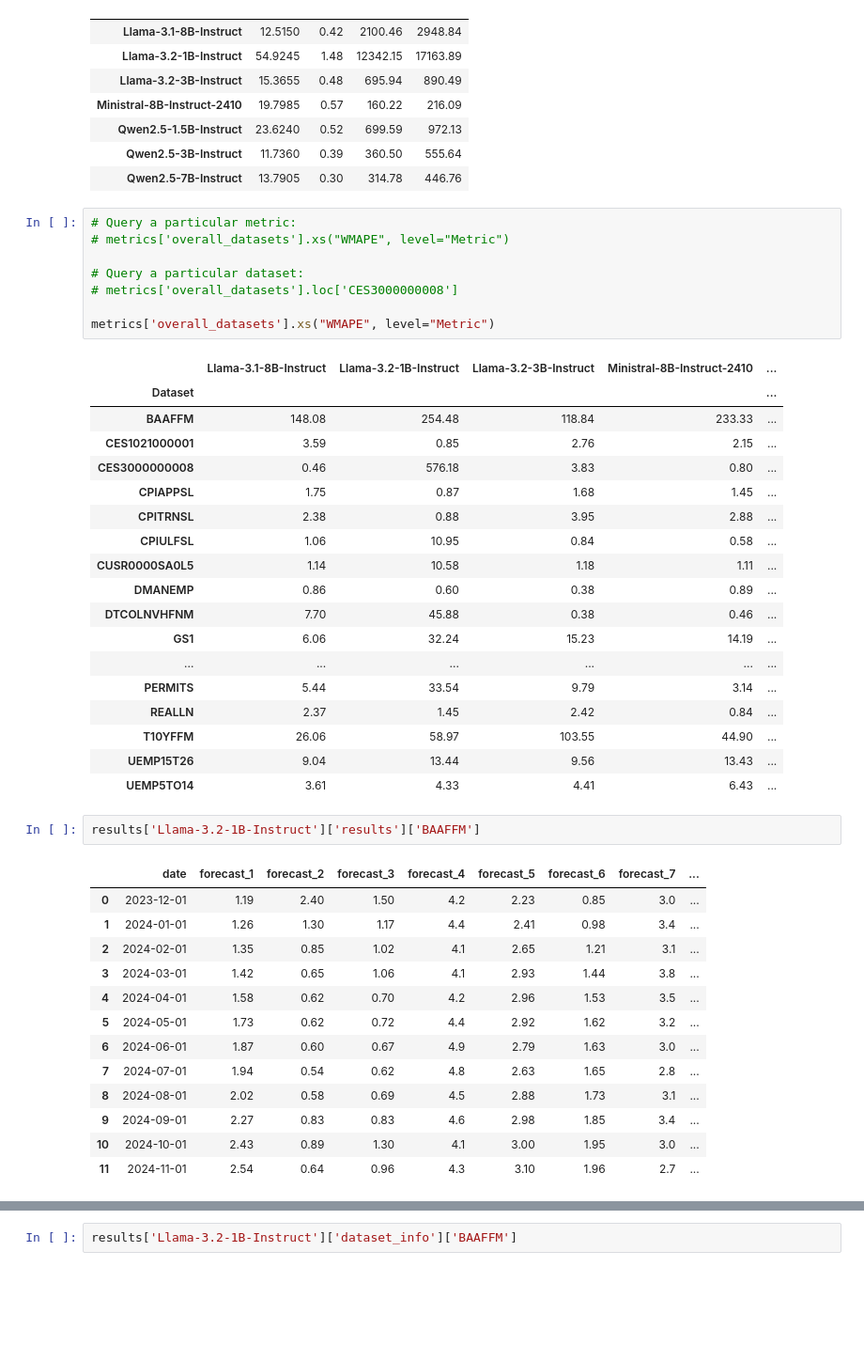
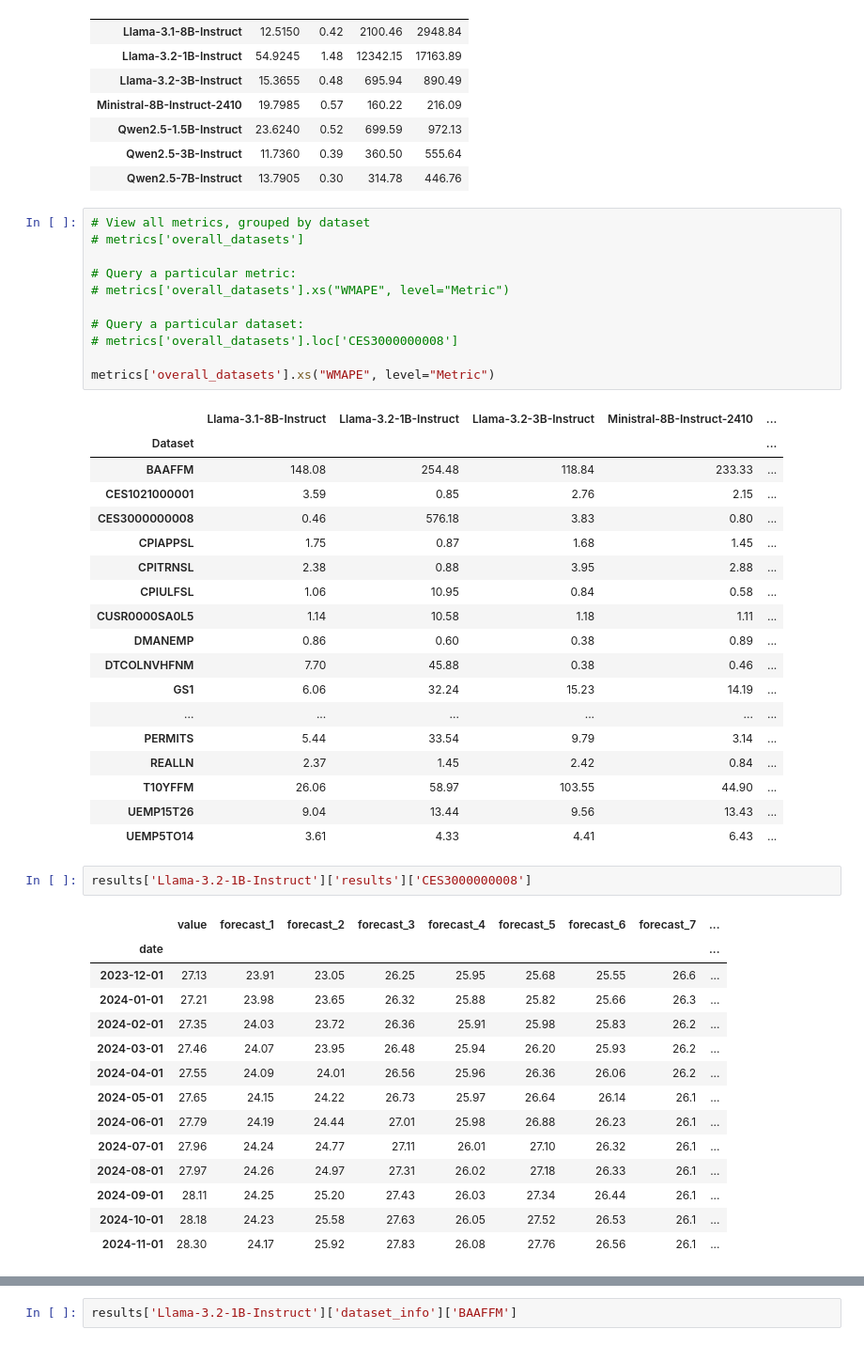
Before and after one commit to Humanity-Unleashed/benchmarking, a Jupyter notebook: notebooks/metrics.ipynb, the cells around one changed output, grey strips where cells are left out. Shown at 94% size. Drawn from its saved outputs; the diff is of its cells as text; blank space fills up the shorter version.

```diff
--- a/notebooks/metrics.ipynb
+++ b/notebooks/metrics.ipynb
@@ -45,6 +49,9 @@ metrics['overall_metrics']
 | Qwen2.5-3B-Instruct | 11.7360 | 0.39 | 360.50 | 555.64 |
 | Qwen2.5-7B-Instruct | 13.7905 | 0.30 | 314.78 | 446.76 |
 # %%
+# View all metrics, grouped by dataset
+# metrics['overall_datasets']
+
 # Query a particular metric:
 # metrics['overall_datasets'].xs("WMAPE", level="Metric")
 
@@ -72,18 +79,19 @@ metrics['overall_datasets'].xs("WMAPE", level="Metric")
 | UEMP15T26 | 9.04 | 13.44 | 9.56 | 13.43 | ... |
 | UEMP5TO14 | 3.61 | 4.33 | 4.41 | 6.43 | ... |
 # %%
-results['Llama-3.2-1B-Instruct']['results']['BAAFFM']
+results['Llama-3.2-1B-Instruct']['results']['CES3000000008']
 # %% [output]
-|  | date | forecast_1 | forecast_2 | forecast_3 | forecast_4 | forecast_5 | forecast_6 | forecast_7 | ... |
-| 0 | 2023-12-01 | 1.19 | 2.40 | 1.50 | 4.2 | 2.23 | 0.85 | 3.0 | ... |
-| 1 | 2024-01-01 | 1.26 | 1.30 | 1.17 | 4.4 | 2.41 | 0.98 | 3.4 | ... |
-| 2 | 2024-02-01 | 1.35 | 0.85 | 1.02 | 4.1 | 2.65 | 1.21 | 3.1 | ... |
-| 3 | 2024-03-01 | 1.42 | 0.65 | 1.06 | 4.1 | 2.93 | 1.44 | 3.8 | ... |
-| 4 | 2024-04-01 | 1.58 | 0.62 | 0.70 | 4.2 | 2.96 | 1.53 | 3.5 | ... |
-| 5 | 2024-05-01 | 1.73 | 0.62 | 0.72 | 4.4 | 2.92 | 1.62 | 3.2 | ... |
-| 6 | 2024-06-01 | 1.87 | 0.60 | 0.67 | 4.9 | 2.79 | 1.63 | 3.0 | ... |
-| 7 | 2024-07-01 | 1.94 | 0.54 | 0.62 | 4.8 | 2.63 | 1.65 | 2.8 | ... |
-| 8 | 2024-08-01 | 2.02 | 0.58 | 0.69 | 4.5 | 2.88 | 1.73 | 3.1 | ... |
-| 9 | 2024-09-01 | 2.27 | 0.83 | 0.83 | 4.6 | 2.98 | 1.85 | 3.4 | ... |
-| 10 | 2024-10-01 | 2.43 | 0.89 | 1.30 | 4.1 | 3.00 | 1.95 | 3.0 | ... |
-| 11 | 2024-11-01 | 2.54 | 0.64 | 0.96 | 4.3 | 3.10 | 1.96 | 2.7 | ... |
+|  | value | forecast_1 | forecast_2 | forecast_3 | forecast_4 | forecast_5 | forecast_6 | forecast_7 | ... |
+| date |  |  |  |  |  |  |  |  | ... |
+| 2023-12-01 | 27.13 | 23.91 | 23.05 | 26.25 | 25.95 | 25.68 | 25.55 | 26.6 | ... |
+| 2024-01-01 | 27.21 | 23.98 | 23.65 | 26.32 | 25.88 | 25.82 | 25.66 | 26.3 | ... |
+| 2024-02-01 | 27.35 | 24.03 | 23.72 | 26.36 | 25.91 | 25.98 | 25.83 | 26.2 | ... |
+| 2024-03-01 | 27.46 | 24.07 | 23.95 | 26.48 | 25.94 | 26.20 | 25.93 | 26.2 | ... |
+| 2024-04-01 | 27.55 | 24.09 | 24.01 | 26.56 | 25.96 | 26.36 | 26.06 | 26.2 | ... |
+| 2024-05-01 | 27.65 | 24.15 | 24.22 | 26.73 | 25.97 | 26.64 | 26.14 | 26.1 | ... |
+| 2024-06-01 | 27.79 | 24.19 | 24.44 | 27.01 | 25.98 | 26.88 | 26.23 | 26.1 | ... |
+| 2024-07-01 | 27.96 | 24.24 | 24.77 | 27.11 | 26.01 | 27.10 | 26.32 | 26.1 | ... |
+| 2024-08-01 | 27.97 | 24.26 | 24.97 | 27.31 | 26.02 | 27.18 | 26.33 | 26.1 | ... |
+| 2024-09-01 | 28.11 | 24.25 | 25.20 | 27.43 | 26.03 | 27.34 | 26.44 | 26.1 | ... |
+| 2024-10-01 | 28.18 | 24.23 | 25.58 | 27.63 | 26.05 | 27.52 | 26.53 | 26.1 | ... |
+| 2024-11-01 | 28.30 | 24.17 | 25.92 | 27.83 | 26.08 | 27.76 | 26.56 | 26.1 | ... |
```
Also changed, not shown: parts of 5 cells of this notebook, 6 other files.
